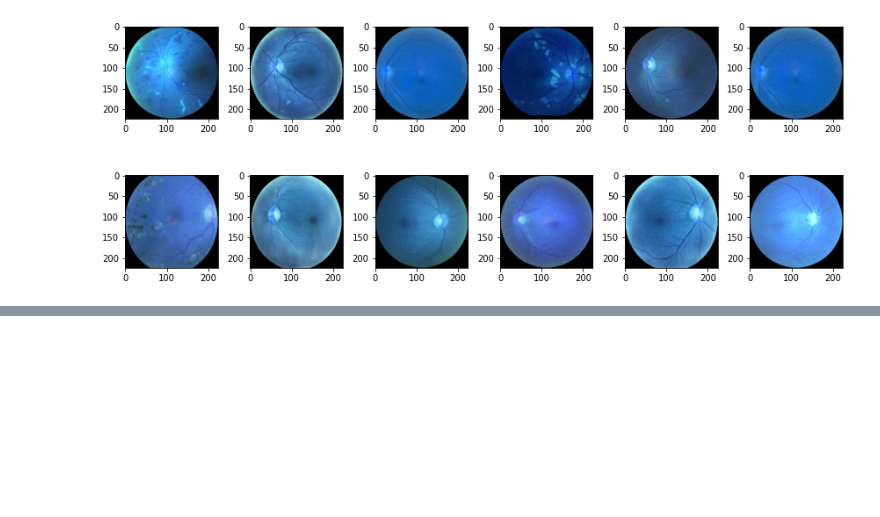
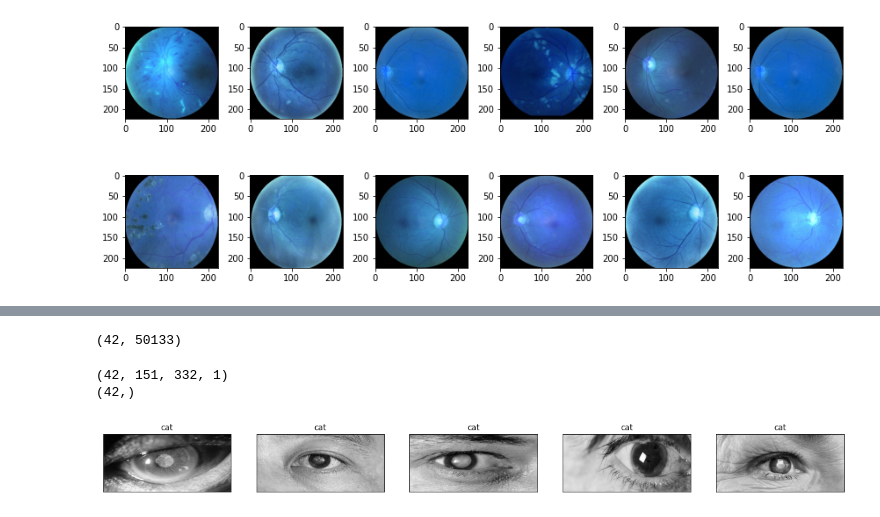
Before and after one commit to Barcelona-Technology-School/InnoSpark-edir, a Jupyter notebook: ML first attempt/MergedDatasets.ipynb, the cells around one changed output, grey strips where cells are left out. Cells and saved outputs as stored; diff of their text form; code cells hidden in the pictures; blank space fills up the shorter version.

```diff
--- a/ML first attempt/MergedDatasets.ipynb
+++ b/ML first attempt/MergedDatasets.ipynb
@@ -413,0 +467,41 @@ plt.tight_layout()
+# %%
+folder='Datasets/Kaggle-Anterior/'
+file_name = 'eye_dataset.csv'
+csv_path = DataFetch().fetch_csv(folder, file_name)
+# %%
+df = pd.read_csv(csv_path)
+df[df['Type']=='cat'].shape
+# %% [output]
+(42, 50133)
+# %%
+#Y = df["Type"]
+Y = df[df['Type']=='cat']["Type"]
+X = df[df['Type']=='cat'].drop(['Type'],axis=1)
+X = X.values.reshape(-1,151,332,1)
+X = X/255.0
+# %%
+print(X.shape)
+print(Y.shape)
+# %% [output]
+(42, 151, 332, 1)
+(42,)
+# %%
+def display(n,label):
+    '''
+        Displaying images in grid of 1xn
+    '''
+    fig = plt.figure(figsize=(20,20))
+    label_index = np.where(np.array(Y) == label)
+    for index in range(n):
+        i = label_index[0][index]
+        #print(i)
+        ax = fig.add_subplot(1, n, index+1, xticks=[], yticks=[])
+        ax.imshow(X[i].reshape(151,332), cmap='gray')
+        #ax.set_title(str(Y[i]))
+        ax.set_title('cat')
+# %%
+display(5,"cat")
+#display(5,"crossed")
+#display(5,"bulk")
+# %% [output]
+[figure, added]
```
Also changed, not shown: parts of 14 cells of this notebook.
